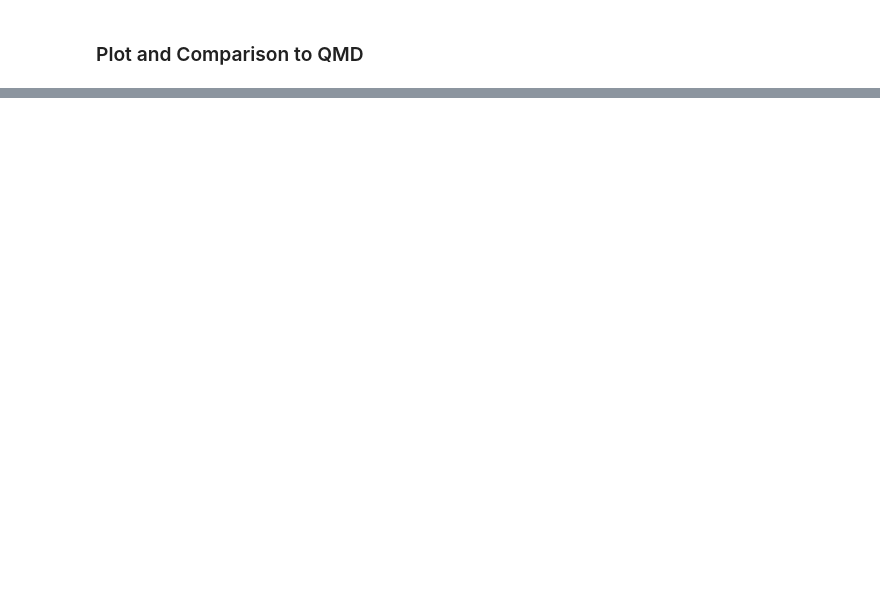
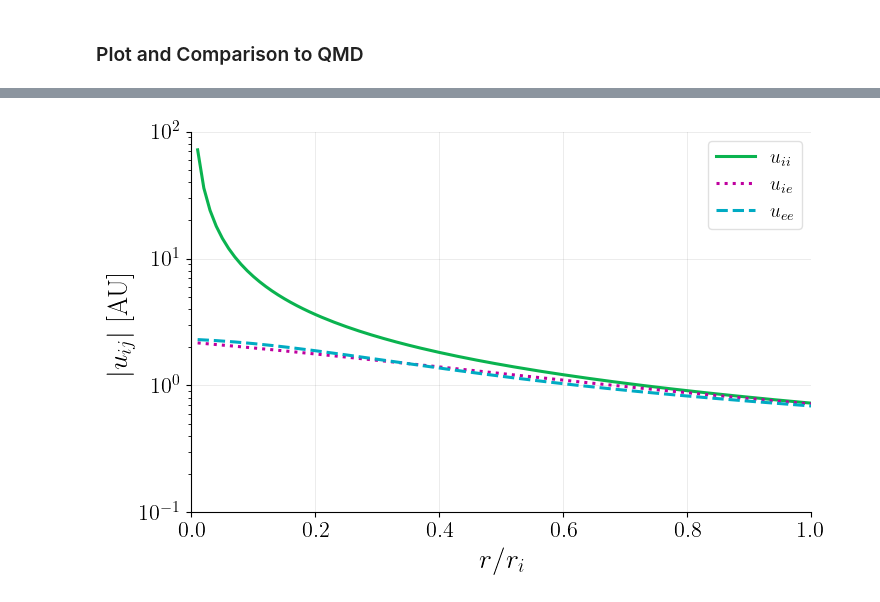
Before and after one commit to ZachAJohnson/hnc, a Jupyter notebook: TCCW/Final_TCCW/PLASMA_GP_H.ipynb, the cells around one changed output, grey strips where cells are left out. Cells and saved outputs as stored; diff of their text form; code cells hidden in the pictures; blank space fills up the shorter version.

```diff
--- a/TCCW/Final_TCCW/PLASMA_GP_H.ipynb
+++ b/TCCW/Final_TCCW/PLASMA_GP_H.ipynb
@@ -237,0 +339,18 @@ Final iter:508, Total Error: 5.012e-09
+# %%
+plasma = plasma_list[4]
+def βu_ii_plot(ax):
+    ax.plot(H1_CHNC['r/ri'], plasma.qsp.Ti*plasma.hnc.βu_r_matrix[0,0], label=r"$u_{ii}$"  )
+    ax.plot(H1_CHNC['r/ri'],-plasma.qsp.Tie_c*plasma.hnc.βu_r_matrix[0,1],':', label=r"$u_{ie}$"  )
+    ax.plot(H1_CHNC['r/ri'], plasma.qsp.Te_c*plasma.hnc.βu_r_matrix[1,1],'--', label=r"$u_{ee}$"  )
+
+    ax.set_xlim(0,1)
+    ax.set_ylim(1e-1,1e2)
+    ax.set_yscale('log')
+    ax.set_ylabel(r"$|u_{ij}| $ [AU]")
+    ax.set_xlabel(r"$r/r_i$")
+    ax.legend()
+
+fig, ax  = plt.subplots()
+βu_ii_plot(ax)
+# %% [output]
+[figure, added]
```
Also changed, not shown: parts of 18 cells of this notebook, 49 other files.
